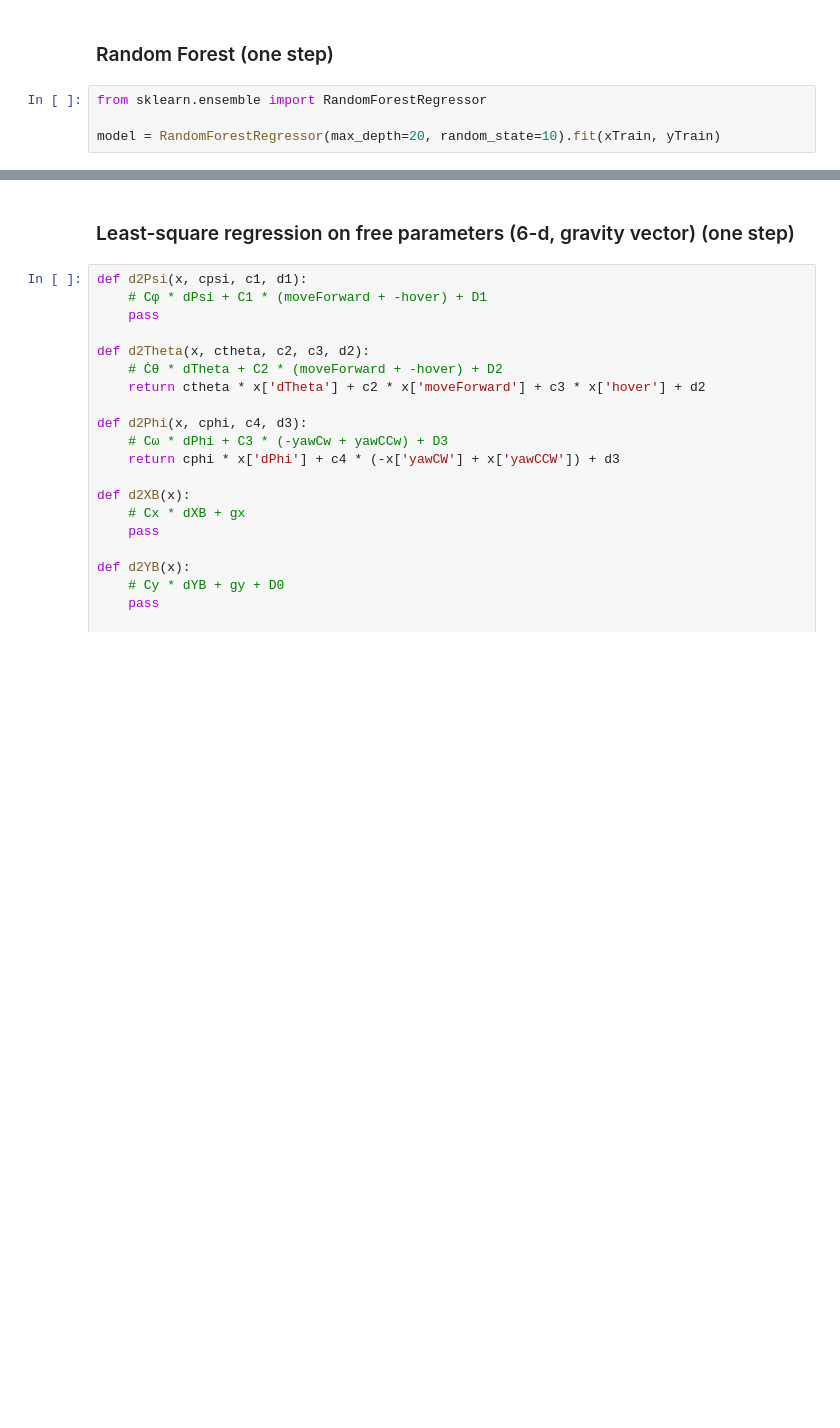
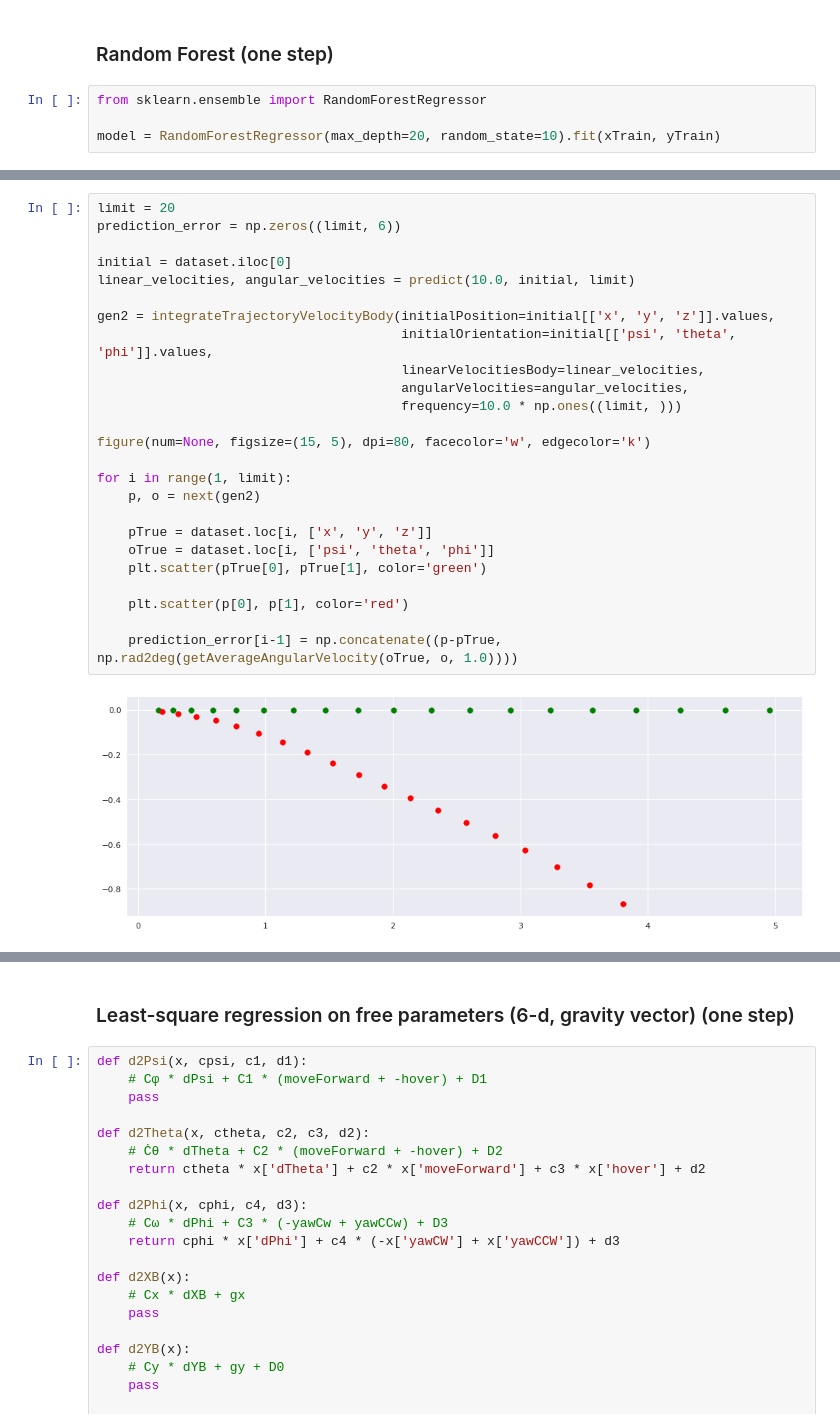
Before and after one commit to abdelrahman-t/rl, a Jupyter notebook: src/sanity_check_acceleration.ipynb, the cells around one changed output, grey strips where cells are left out. Cells and saved outputs as stored; diff of their text form; blank space fills up the shorter version.

```diff
--- a/src/sanity_check_acceleration.ipynb
+++ b/src/sanity_check_acceleration.ipynb
@@ -127,0 +156,27 @@ mean_squared_error(yPredicted['d2Theta'], yTest['d2Theta']) ** 0.5
+# %%
+limit = 20
+prediction_error = np.zeros((limit, 6))
+
+initial = dataset.iloc[0]
+linear_velocities, angular_velocities = predict(10.0, initial, limit)
+
+gen2 = integrateTrajectoryVelocityBody(initialPosition=initial[['x', 'y', 'z']].values,
+                                       initialOrientation=initial[['psi', 'theta', 'phi']].values,
+                                       linearVelocitiesBody=linear_velocities,
+                                       angularVelocities=angular_velocities,
+                                       frequency=10.0 * np.ones((limit, )))
+
+figure(num=None, figsize=(15, 5), dpi=80, facecolor='w', edgecolor='k')
+
+for i in range(1, limit):
+    p, o = next(gen2)
+
+    pTrue = dataset.loc[i, ['x', 'y', 'z']]
+    oTrue = dataset.loc[i, ['psi', 'theta', 'phi']]
+    plt.scatter(pTrue[0], pTrue[1], color='green')
+
+    plt.scatter(p[0], p[1], color='red')
+
+    prediction_error[i-1] = np.concatenate((p-pTrue, np.rad2deg(getAverageAngularVelocity(oTrue, o, 1.0))))
+# %% [output]
+[figure, added]
```
Also changed, not shown: parts of 8 cells of this notebook, 1 other file.
